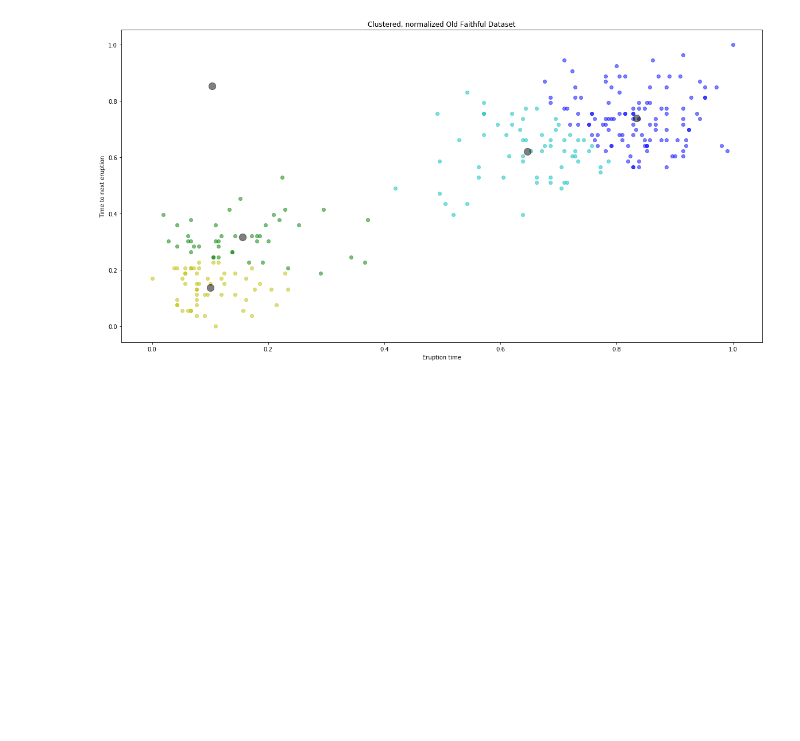
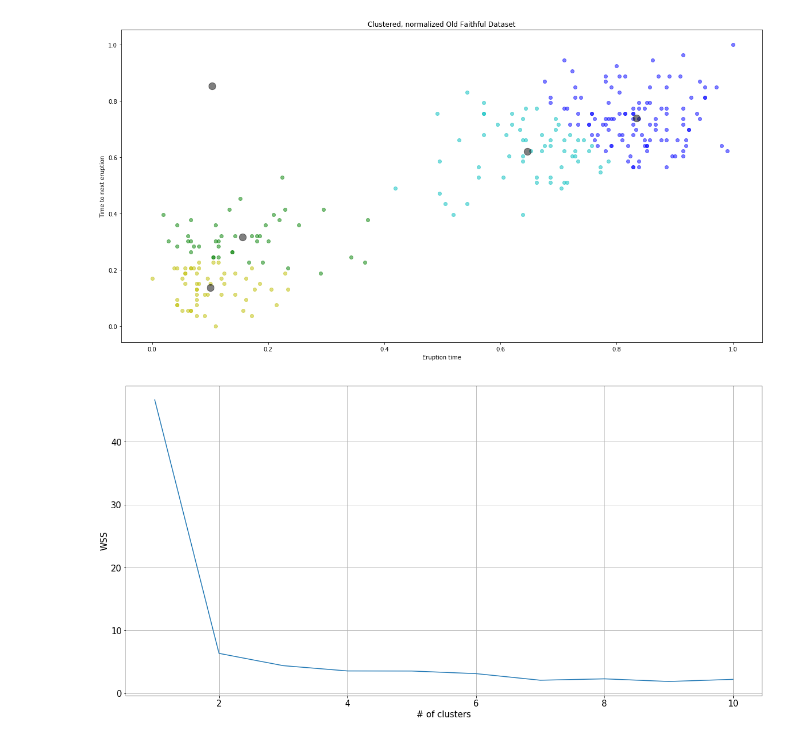
Before and after one commit to 0xLeon/MachLearn-Exercises, a Jupyter notebook: Exercise07/MachLearnExercise07.ipynb, the cells around one changed output. Cells and saved outputs as stored; diff of their text form; code cells hidden in the pictures; blank space fills up the shorter version.

Commit message:
Added WSS calculation and plotting

```diff
--- a/Exercise07/MachLearnExercise07.ipynb
+++ b/Exercise07/MachLearnExercise07.ipynb
@@ -53,6 +53,7 @@ def kmeans(k, data):
     m = np.random.uniform(0, 1, (k, 2))
     m_prev = np.zeros(m.shape)
     labels = np.zeros(data.shape[0])
+    wss = np.zeros(k)
 
     dist = np.linalg.norm(m - m_prev, None)
 
@@ -69,6 +70,12 @@ def kmeans(k, data):
 
         dist = np.linalg.norm(m - m_prev, None)
 
-    return labels, m
+    for i in range(k):
+        p = [data.iloc[j] for j in range(data.shape[0]) if labels[j] == i]
+
+        if len(p) > 0:
+            wss[i] = np.sum(np.square(np.linalg.norm(np.array(p) - m[i], axis=1)))
+
+    return labels, m, np.sum(wss)
 # %%
 def plot_kmeans(k, data):
@@ -95,3 +102,16 @@ plot_kmeans(2, ndata)
 plot_kmeans(5, ndata)
 # %% [output]
 [figure]
+# %%
+wss = np.zeros(10)
+
+for i in range(1, 11):
+    wss[i - 1] = kmeans(i, ndata)[2]
+
+plt.figure(1)
+plt.plot(range(1, 11), wss)
+plt.xlabel('# of clusters')
+plt.ylabel('WSS')
+plt.show()
+# %% [output]
+[figure, added]
```
Also changed, not shown: parts of 1 cell of this notebook.
